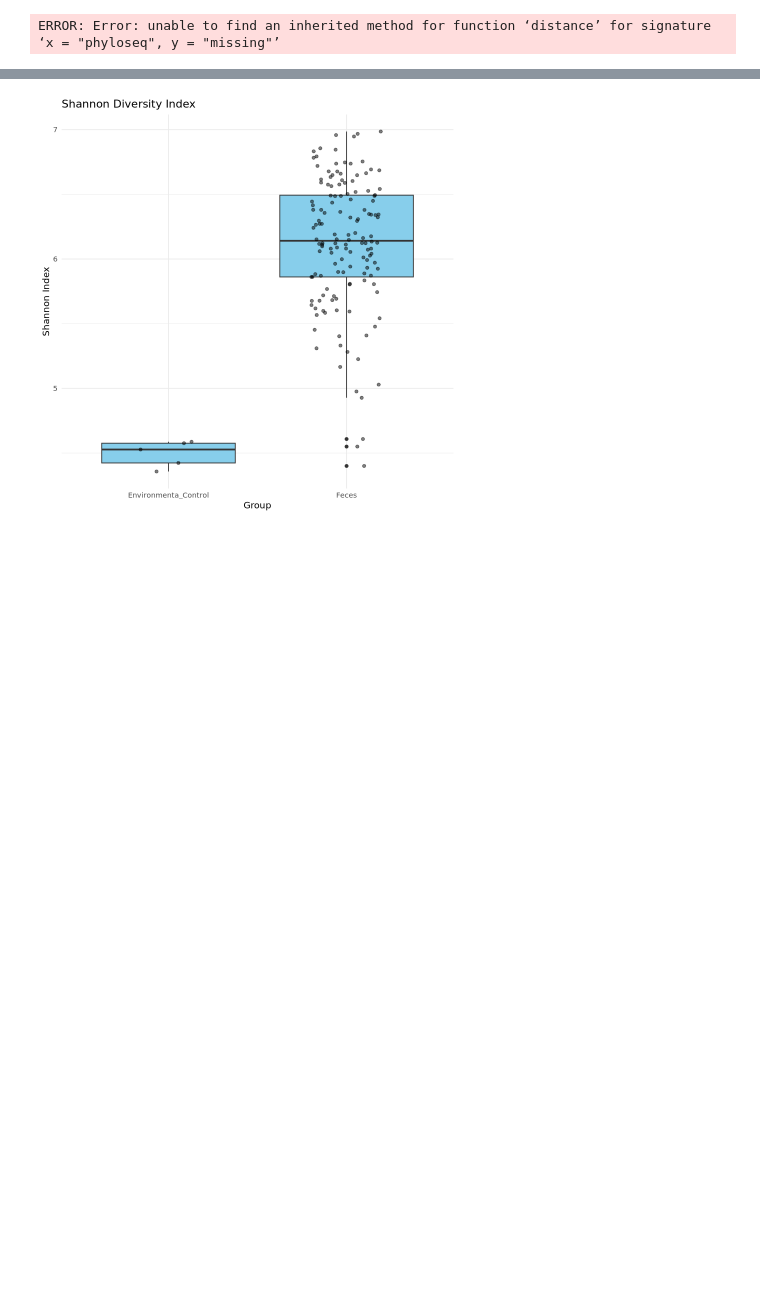
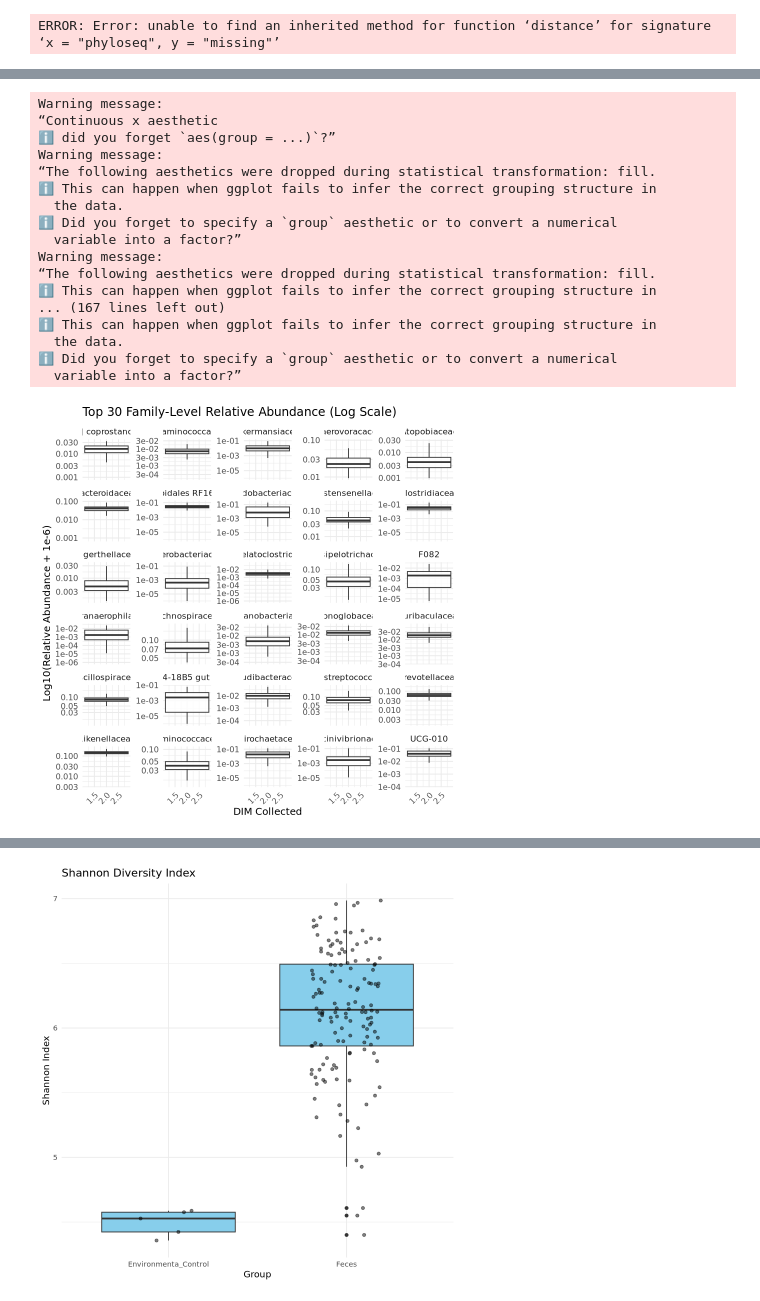
Before and after one commit to lipikadas1994/Cow_Inflammation_Study, a Jupyter notebook: Cow_Inflammation_1_5-25.ipynb, the cells around one changed output, grey strips where cells are left out. Cells and saved outputs as stored; diff of their text form; code cells hidden in the pictures; blank space fills up the shorter version.

```diff
--- a/Cow_Inflammation_1_5-25.ipynb
+++ b/Cow_Inflammation_1_5-25.ipynb
@@ -2413,0 +2790,62 @@ ERROR: Error: unable to find an inherited method for function ‘distance’ for
+# %%
+library(phyloseq)
+library(dplyr)
+library(ggplot2)
+
+
+# Relative abundance
+ps.rel <- transform_sample_counts(ps.true_sample_cleaned, function(x) x / sum(x))
+
+# Collapse to Family level
+ps.family <- tax_glom(ps.rel, taxrank = "Family")
+
+# Melt to long format
+data.family <- psmelt(ps.family)
+
+# Get top 30 families by mean abundance
+top30_family <- data.family %>%
+  group_by(Family) %>%
+  summarise(mean_abundance = mean(Abundance, na.rm = TRUE)) %>%
+  arrange(desc(mean_abundance)) %>%
+  slice_head(n = 30) %>%
+  pull(Family)
+
+# Filter for top 30 families only
+data.family <- data.family %>% filter(Family %in% top30_family)
+
+# Handle NA labels
+data.family$Family <- as.character(data.family$Family)
+data.family$Family[is.na(data.family$Family)] <- "Unclassified"
+
+# Plot
+ggplot(data.family, aes(x = DIM_Collected, y = Abundance + 1e-6, fill = DIM_Collected)) +
+  geom_boxplot(outlier.shape = NA, alpha = 0.8) +
+  facet_wrap(~ Family, scales = "free_y", ncol = 5) +
+  scale_y_log10() +
+  labs(title = "Top 30 Family-Level Relative Abundance (Log Scale)",
+       y = "Log10(Relative Abundance + 1e-6)",
+       x = "DIM Collected") +
+  theme_minimal(base_size = 12) +
+  theme(legend.position = "top",
+        axis.text.x = element_text(angle = 45, hjust = 1),
+        strip.text = element_text(size = 10)) +
+  scale_fill_brewer(palette = "Set2")
+# %% [output]
+Warning message:
+“Continuous x aesthetic
+ℹ did you forget `aes(group = ...)`?”
+Warning message:
+“The following aesthetics were dropped during statistical transformation: fill.
+ℹ This can happen when ggplot fails to infer the correct grouping structure in
+  the data.
+ℹ Did you forget to specify a `group` aesthetic or to convert a numerical
+  variable into a factor?”
+Warning message:
+“The following aesthetics were dropped during statistical transformation: fill.
+ℹ This can happen when ggplot fails to infer the correct grouping structure in
+... (167 lines left out)
+ℹ This can happen when ggplot fails to infer the correct grouping structure in
+  the data.
+ℹ Did you forget to specify a `group` aesthetic or to convert a numerical
+  variable into a factor?”
+[figure, added]
```
Also changed, not shown: parts of 123 cells of this notebook.
